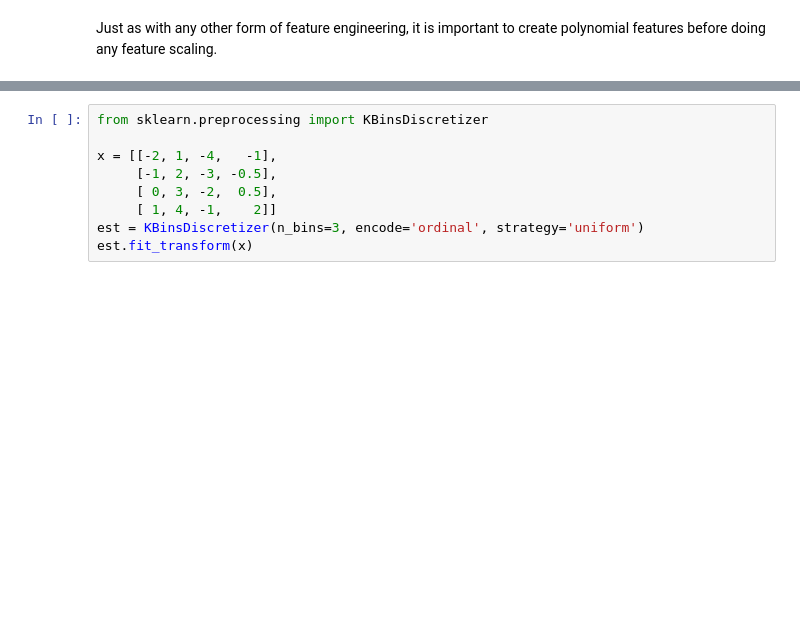
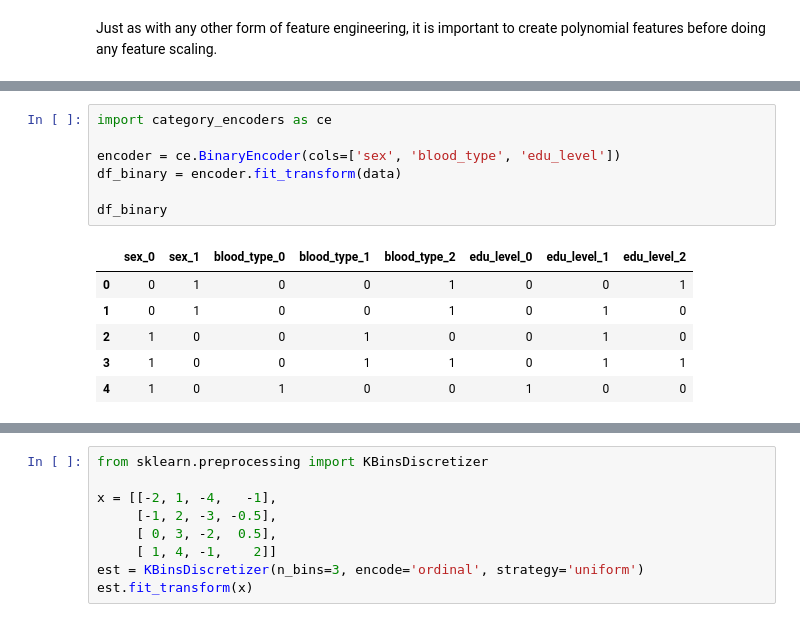
Before and after one commit to Jay4869/Data-Science, a Jupyter notebook: Data Processing/Data Processing in Python.ipynb, the cells around one changed output, grey strips where cells are left out. Drawn from its saved outputs; the diff is of its cells as text; blank space fills up the shorter version.

```diff
--- a/Data Processing/Data Processing in Python.ipynb
+++ b/Data Processing/Data Processing in Python.ipynb
@@ -244,0 +295,14 @@ Categories (4, object): [missing < low < medium < high]
+# %%
+import category_encoders as ce
+
+encoder = ce.BinaryEncoder(cols=['sex', 'blood_type', 'edu_level'])
+df_binary = encoder.fit_transform(data)
+
+df_binary
+# %% [output]
+|  | sex_0 | sex_1 | blood_type_0 | blood_type_1 | blood_type_2 | edu_level_0 | edu_level_1 | edu_level_2 |
+| 0 | 0 | 1 | 0 | 0 | 1 | 0 | 0 | 1 |
+| 1 | 0 | 1 | 0 | 0 | 1 | 0 | 1 | 0 |
+| 2 | 1 | 0 | 0 | 1 | 0 | 0 | 1 | 0 |
+| 3 | 1 | 0 | 0 | 1 | 1 | 0 | 1 | 1 |
+| 4 | 1 | 0 | 1 | 0 | 0 | 1 | 0 | 0 |
```
Also changed, not shown: parts of 20 cells of this notebook.
